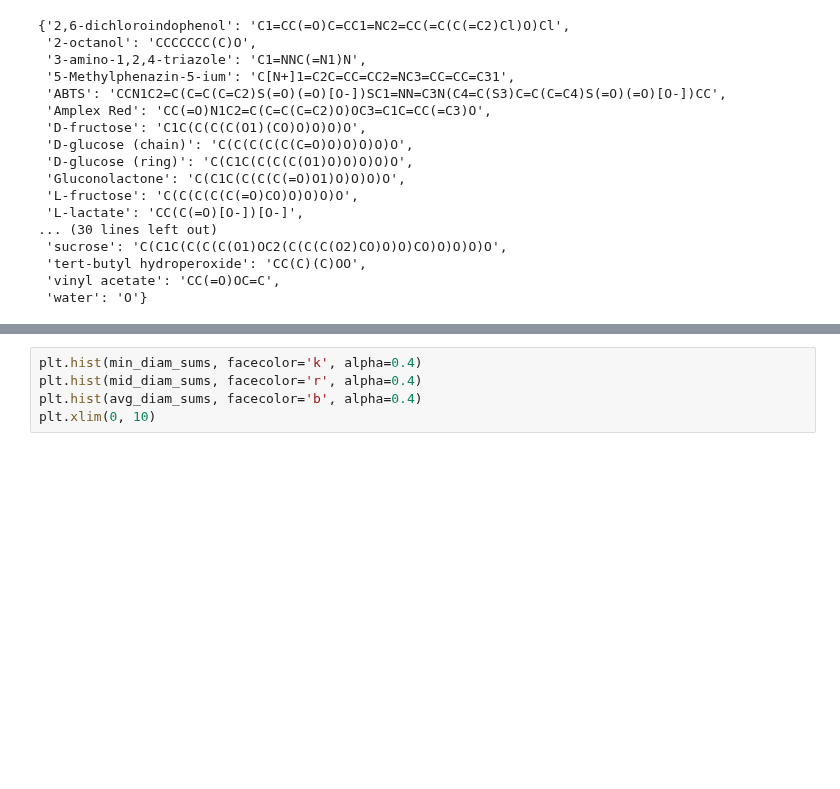
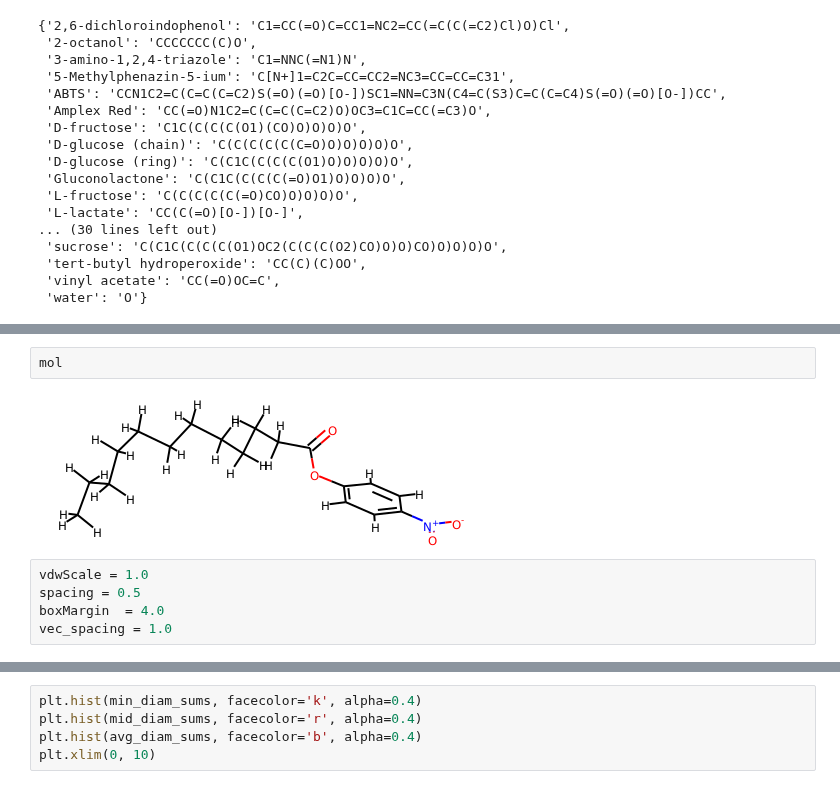
Before and after one commit to andrewtarzia/enzyme_screen, a Jupyter notebook: rdkit_biomin.ipynb, the cells around one changed output, grey strips where cells are left out. Saved outputs shown, nothing was run; the diff lists cells and outputs as text; blank space fills up the shorter version.

```diff
--- a/rdkit_biomin.ipynb
+++ b/rdkit_biomin.ipynb
@@ -243,0 +245,9 @@ intermediate diameter = 8.15 angstrom
+# %%
+mol
+# %% [output]
+[figure, added]
+# %%
+vdwScale = 1.0
+spacing = 0.5
+boxMargin  = 4.0
+vec_spacing = 1.0
```
Also changed, not shown: parts of 5 cells of this notebook.
